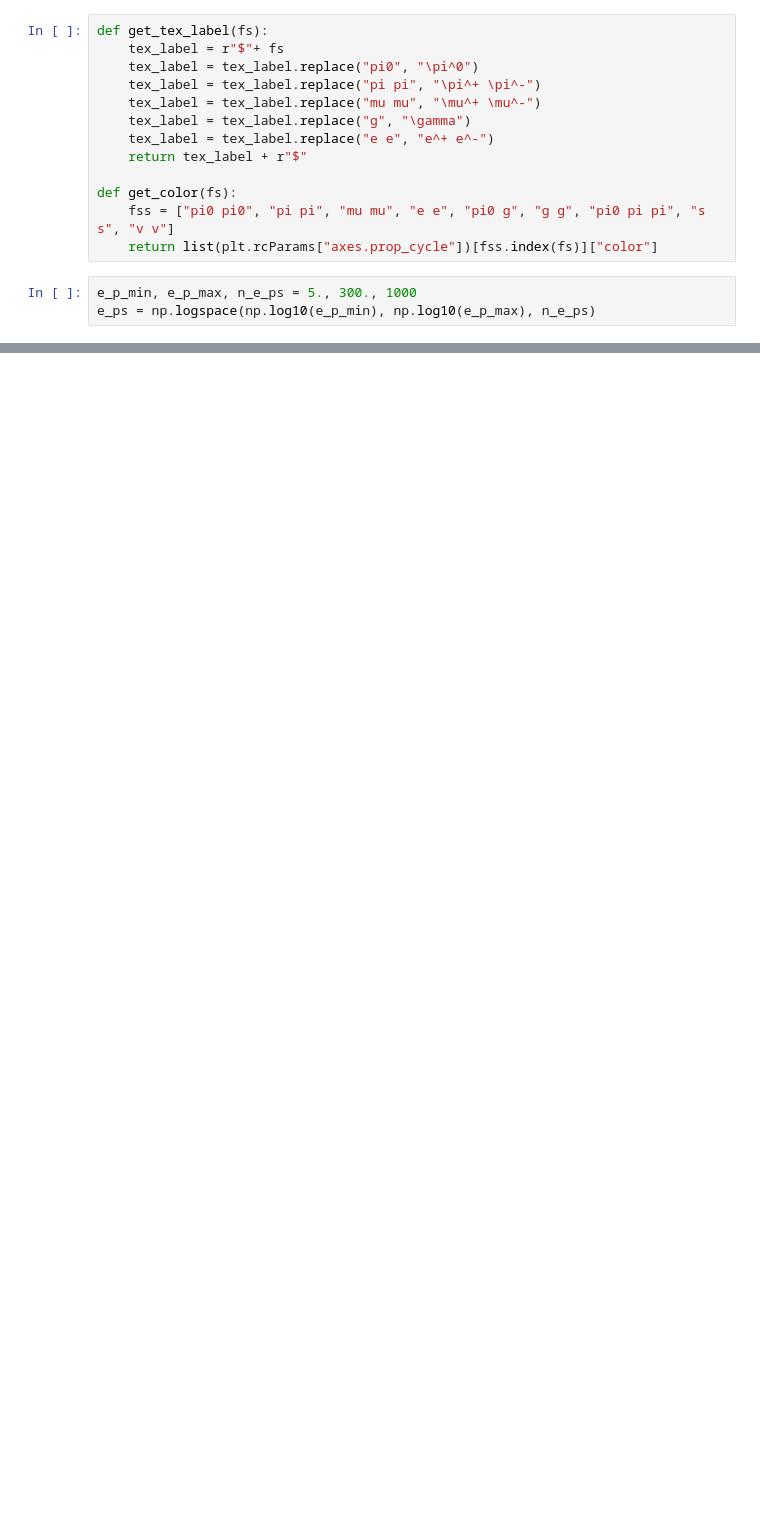
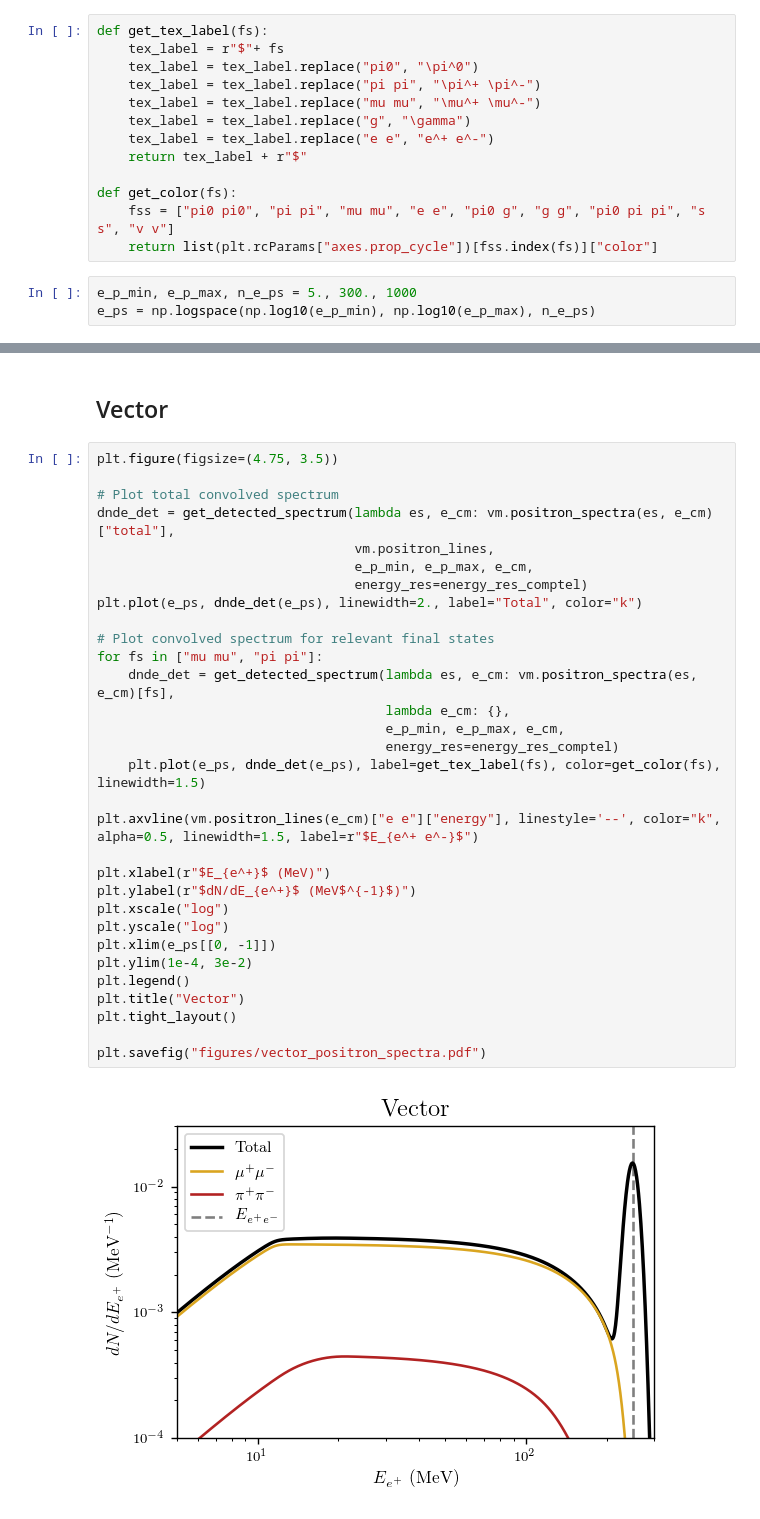
Before and after one commit to LoganAMorrison/Hazma, a Jupyter notebook: tutorials/positron_spectra.ipynb, the cells around one changed output, grey strips where cells are left out. Saved outputs shown, nothing was run; the diff lists cells and outputs as text; blank space fills up the shorter version.

```diff
--- a/tutorials/positron_spectra.ipynb
+++ b/tutorials/positron_spectra.ipynb
@@ -38,0 +129,35 @@ e_cm = 2.*vm.mx*(1. + 0.5 * vx_mw**2)
+# %% [markdown]
+## Vector
+# %%
+plt.figure(figsize=(4.75, 3.5))
+
+# Plot total convolved spectrum
+dnde_det = get_detected_spectrum(lambda es, e_cm: vm.positron_spectra(es, e_cm)["total"],
+                                 vm.positron_lines,
+                                 e_p_min, e_p_max, e_cm,
+                                 energy_res=energy_res_comptel)
+plt.plot(e_ps, dnde_det(e_ps), linewidth=2., label="Total", color="k")
+
+# Plot convolved spectrum for relevant final states
+for fs in ["mu mu", "pi pi"]:
+    dnde_det = get_detected_spectrum(lambda es, e_cm: vm.positron_spectra(es, e_cm)[fs],
+                                     lambda e_cm: {},
+                                     e_p_min, e_p_max, e_cm,
+                                     energy_res=energy_res_comptel)
+    plt.plot(e_ps, dnde_det(e_ps), label=get_tex_label(fs), color=get_color(fs), linewidth=1.5)
+
+plt.axvline(vm.positron_lines(e_cm)["e e"]["energy"], linestyle='--', color="k", alpha=0.5, linewidth=1.5, label=r"$E_{e^+ e^-}$")
+
+plt.xlabel(r"$E_{e^+}$ (MeV)")
+plt.ylabel(r"$dN/dE_{e^+}$ (MeV$^{-1}$)")
+plt.xscale("log")
+plt.yscale("log")
+plt.xlim(e_ps[[0, -1]])
+plt.ylim(1e-4, 3e-2)
+plt.legend()
+plt.title("Vector")
+plt.tight_layout()
+
+plt.savefig("figures/vector_positron_spectra.pdf")
+# %% [output]
+[figure, added]
```
Also changed, not shown: parts of 10 cells of this notebook, 4 other files.
